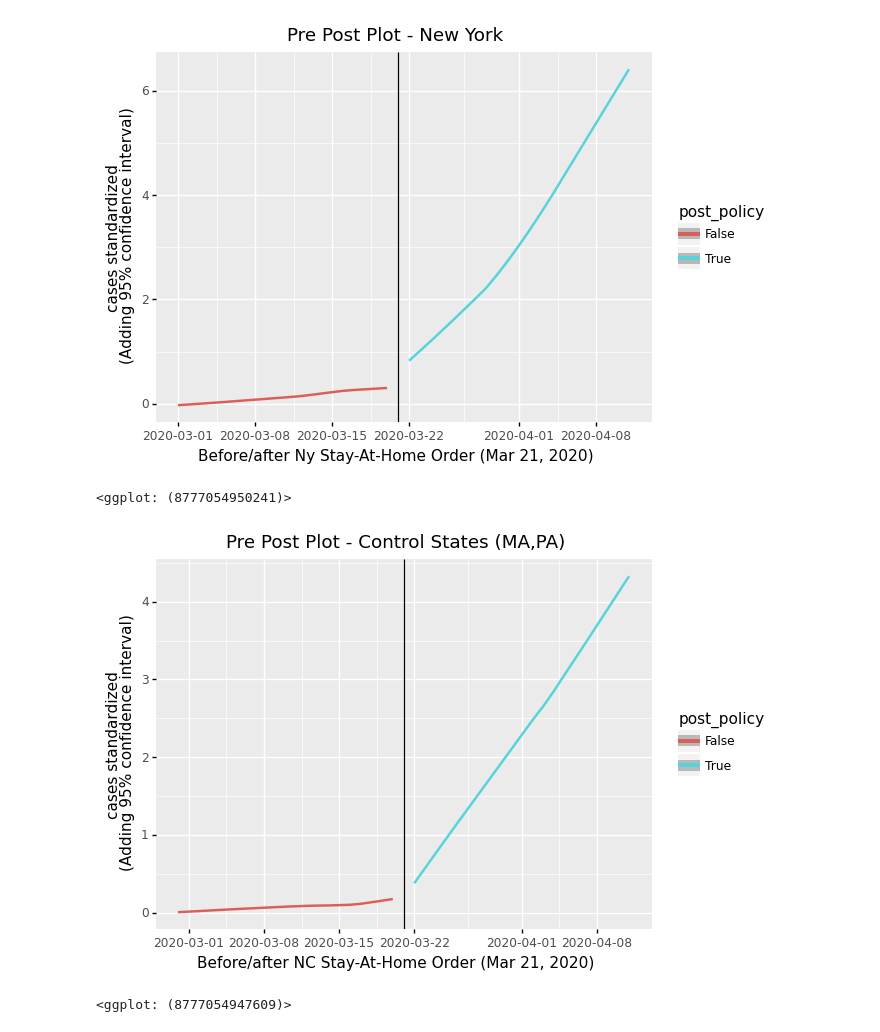
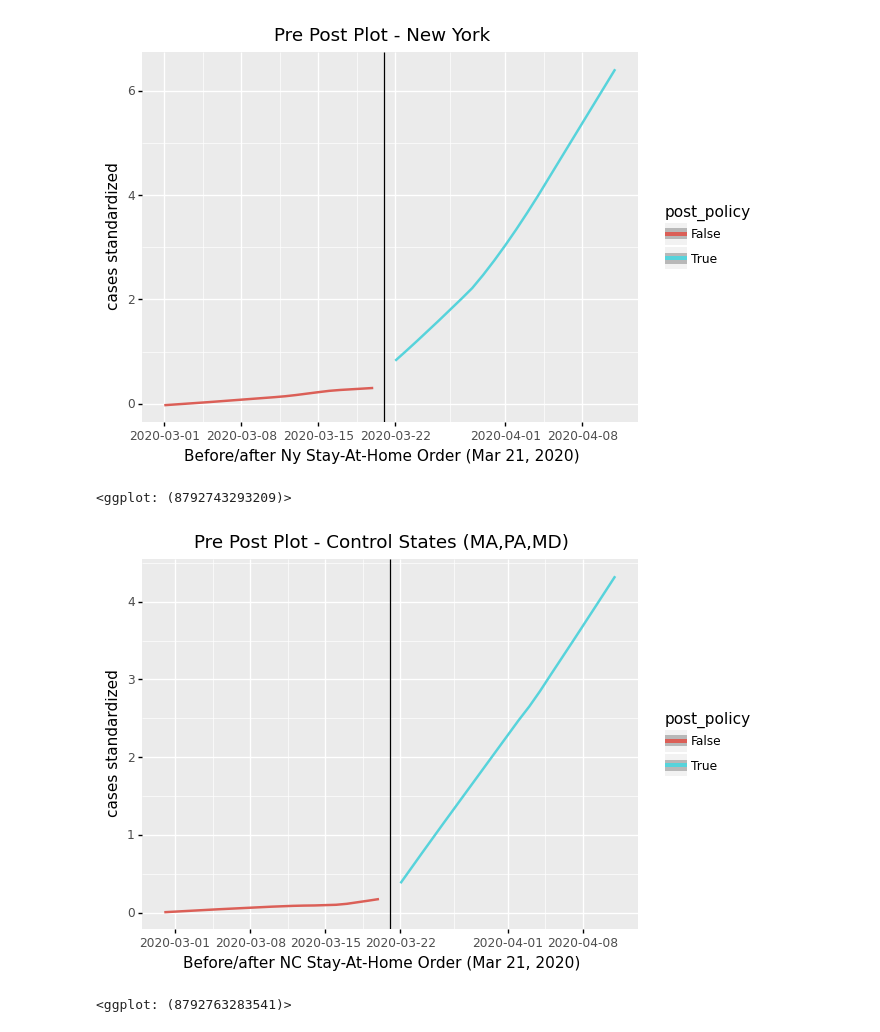
Before and after one commit to jenniesun/COVID-19-Policy-Impact-Analysis, a Jupyter notebook: 10_code/NYstate_level.ipynb, the cells around one changed output. Drawn from its saved outputs; the diff is of its cells as text; code cells hidden in the pictures.

```diff
--- a/10_code/NYstate_level.ipynb
+++ b/10_code/NYstate_level.ipynb
@@ -143,26 +143,26 @@ merged_control = merged_PA.append([merged_MA,merged_MD])
     geom_smooth(merged_NY[merged_NY['date'] > '2020-03-21'],
                 aes(x='date', y='cases_standardized', color='post_policy'), method='lowess')
     + xlab('Before/after Ny Stay-At-Home Order (Mar 21, 2020)')
-    + ylab(str("cases standardized") + ' \n(Adding 95% confidence interval)')
+    + ylab(str("cases standardized"))
     + geom_vline(xintercept = '2020-03-21')
     + labs(title=str("Pre Post Plot - New York")))
 # %% [output]
-[figure, old version]
+[figure, new version]
-<ggplot: (8777054950241)>
+<ggplot: (8792743293209)>
 # %%
 # pre-post plot - control States (MA, PA, MD)
 (ggplot() +
     geom_smooth(merged_control[merged_control['date'] < '2020-03-21'],
                 aes(x='date', y='cases_standardized', color='post_policy'), method='lowess') +
     geom_smooth(merged_control[merged_control['date'] > '2020-03-21'],
                 aes(x='date', y='cases_standardized', color='post_policy'), method='lowess')
     + xlab('Before/after NC Stay-At-Home Order (Mar 21, 2020)')
-    + ylab(str("cases standardized") + ' \n(Adding 95% confidence interval)')
+    + ylab(str("cases standardized"))
     + geom_vline(xintercept = '2020-03-21')
-    + labs(title=str("Pre Post Plot - Control States (MA,PA)")))
+    + labs(title=str("Pre Post Plot - Control States (MA,PA,MD)")))
 # %% [output]
-[figure, old version]
+[figure, new version]
-<ggplot: (8777054947609)>
+<ggplot: (8792763283541)>
 # %%
 # diff-in-diff plot - NY vs control States
 (ggplot() +
```
Also changed, not shown: parts of 2 cells of this notebook.
